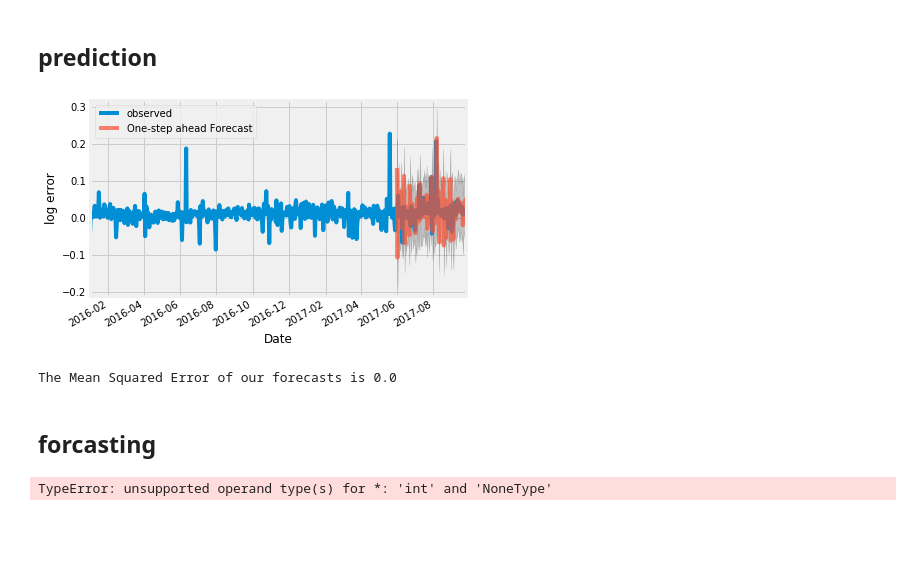
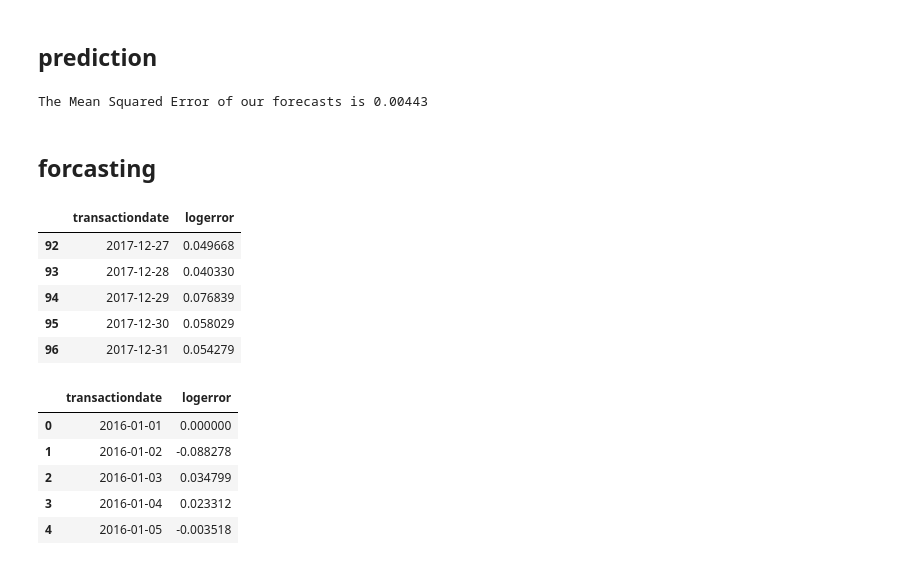
Before and after one commit to Hupi/Competitions, a Jupyter notebook: zillow/notebooks/kaggle_zillow_first_analyze.ipynb, the cells around one changed output. Saved outputs shown, nothing was run; the diff lists cells and outputs as text; code cells hidden in the pictures; blank space fills up the shorter version.

```diff
--- a/zillow/notebooks/kaggle_zillow_first_analyze.ipynb
+++ b/zillow/notebooks/kaggle_zillow_first_analyze.ipynb
@@ -361,19 +385,2 @@ plt.show()
 # %% [markdown]
 ## prediction
-# %%
-pred = results.get_prediction(start=pd.to_datetime('2017-06-01'), dynamic=False)
-pred_ci = pred.conf_int()
-ax = mean_group.plot(label='observed')
-pred.predicted_mean.plot(ax=ax, label='One-step ahead Forecast', alpha=.7)
-
-ax.fill_between(pred_ci.index,
-                pred_ci.iloc[:, 0],
-                pred_ci.iloc[:, 1], color='k', alpha=.2)
-
-ax.set_xlabel('Date')
-ax.set_ylabel('log error')
-plt.legend()
-
-plt.show()
-# %% [output]
-[figure, removed]
@@ -380,23 +390,11 @@ plt.show()
 # %%
-pred_dynamic = results.get_prediction(start=pd.to_datetime('2017-06-01'), dynamic=True, full_results=True)
-pred_dynamic_ci = pred_dynamic.conf_int()
-
-
-y_forecasted = pred_dynamic.predicted_mean
-y_truth = mean_group['2017-06-01':]
+y_forecasted = pred.predicted_mean
+y_truth = mean_group[0:]
 
 # Compute the mean square error
 mse = ((y_forecasted - y_truth) ** 2).mean()
-print('The Mean Squared Error of our forecasts is {}'.format(round(mse, 2)))
+print('The Mean Squared Error of our forecasts is {}'.format(round(mse, 5)))
 # %% [output]
-The Mean Squared Error of our forecasts is 0.0
+The Mean Squared Error of our forecasts is 0.00443
 # %% [markdown]
 ## forcasting
-# %%
-# Get forecast 500 steps ahead in future
-pred_uc = results.get_forecast(steps=500)
-
-# Get confidence intervals of forecasts
-pred_ci = pred_uc.conf_int()
-# %% [output]
-TypeError: unsupported operand type(s) for *: 'int' and 'NoneType'
@@ -413,0 +401,4 @@ plt.show()
+# %%
+pred_uc=results.get_forecast(steps=97)
+# %%
+forcast = pd.DataFrame( pred_uc.predicted_mean )
@@ -413,0 +407,32 @@ plt.show()
+# %%
+columns=[['transactiondate','logerror']]
+forcast_from_oct17=pd.DataFrame(columns=columns)
+
+forcast_from_oct17['transactiondate']=new_transactiondate
+forcast_from_oct17['logerror']=forcast
+forcast_from_oct17.dropna()
+forcast_from_oct17.tail()
+# %% [output]
+|  | transactiondate | logerror |
+| 92 | 2017-12-27 | 0.049668 |
+| 93 | 2017-12-28 | 0.040330 |
+| 94 | 2017-12-29 | 0.076839 |
+| 95 | 2017-12-30 | 0.058029 |
+| 96 | 2017-12-31 | 0.054279 |
+# %%
+logerrors=pd.DataFrame( pred.predicted_mean )
+
+prediction=pd.DataFrame(columns=columns)
+
+prediction['transactiondate']=pd.to_datetime(mean_group.index)
+
+prediction['logerror'] = logerrors
+
+prediction.head()
+# %% [output]
+|  | transactiondate | logerror |
+| 0 | 2016-01-01 | 0.000000 |
+| 1 | 2016-01-02 | -0.088278 |
+| 2 | 2016-01-03 | 0.034799 |
+| 3 | 2016-01-04 | 0.023312 |
+| 4 | 2016-01-05 | -0.003518 |
```
Also changed, not shown: parts of 17 cells of this notebook.
